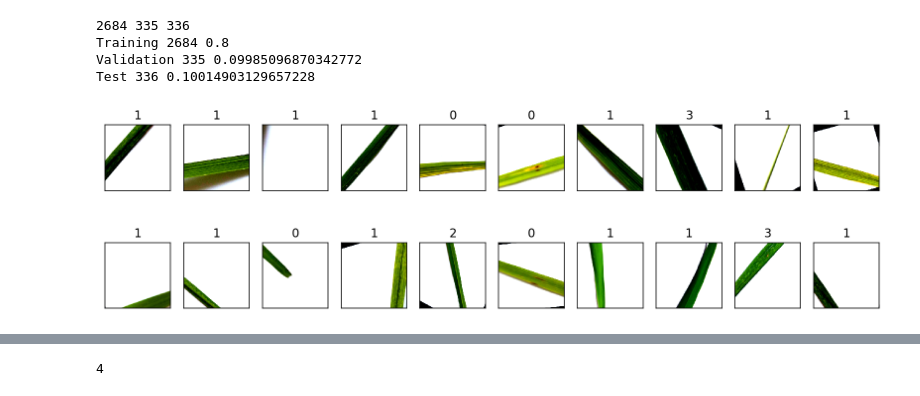
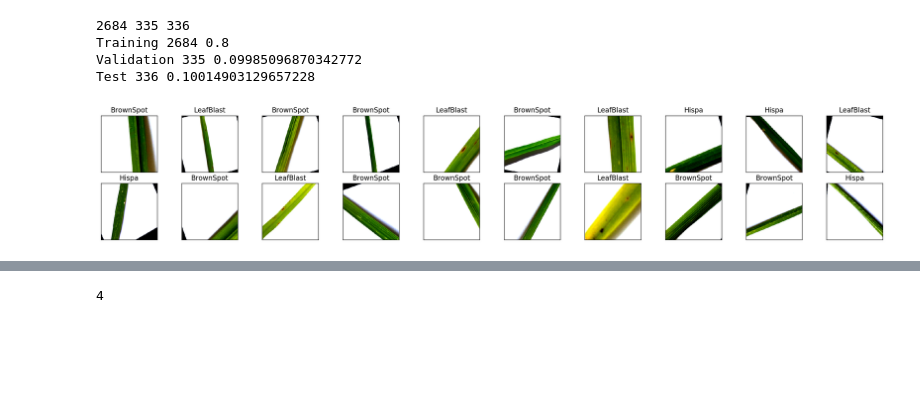
Before and after one commit to ellyanalinden/rice_diseases_kaggle, a Jupyter notebook: rice_resnet50.ipynb, the cells around one changed output, grey strips where cells are left out. Drawn from its saved outputs; the diff is of its cells as text; code cells hidden in the pictures; blank space fills up the shorter version.

```diff
--- a/rice_resnet50.ipynb
+++ b/rice_resnet50.ipynb
@@ -101,17 +132,2 @@ def imshow(img):
-# %%
-#Visualize some sample data
-#Obtain one batch of training images
-dataiter = iter(trainloader)
-images, labels = dataiter.next()
-images = images.numpy() #convert images to numpy for display
-
-#Plot the images in the batch, along with corresponding labels
-fig = plt.figure(figsize=(14,4))
-for idx in np.arange(20):
-    ax = fig.add_subplot(2, 20/2, idx+1, xticks=[], yticks=[])
-    imshow(images[idx])
-    ax.set_title(str(labels[idx].item()))
-# %% [output]
-[figure, removed]
 # %%
 classes=['LeafBlast', 'BrownSpot', 'Healthy', 'Hispa']
@@ -117,0 +139,16 @@ classes=['LeafBlast', 'BrownSpot', 'Healthy', 'Hispa']
+# %%
+#Visualize some sample data
+#Obtain one batch of training images
+dataiter = iter(trainloader)
+images, labels = dataiter.next()
+images = images.numpy() #convert images to numpy for display
+
+#Plot the images in the batch, along with corresponding labels
+fig = plt.figure(figsize=(25,4))
+for idx in np.arange(20):
+    ax = fig.add_subplot(2, 20/2, idx+1, xticks=[], yticks=[])
+    imshow(images[idx])
+    #ax.set_title(str(labels[idx].item()))
+    ax.set_title(classes[labels[idx]])
+# %% [output]
+[figure, added]
```
Also changed, not shown: parts of 24 cells of this notebook.
